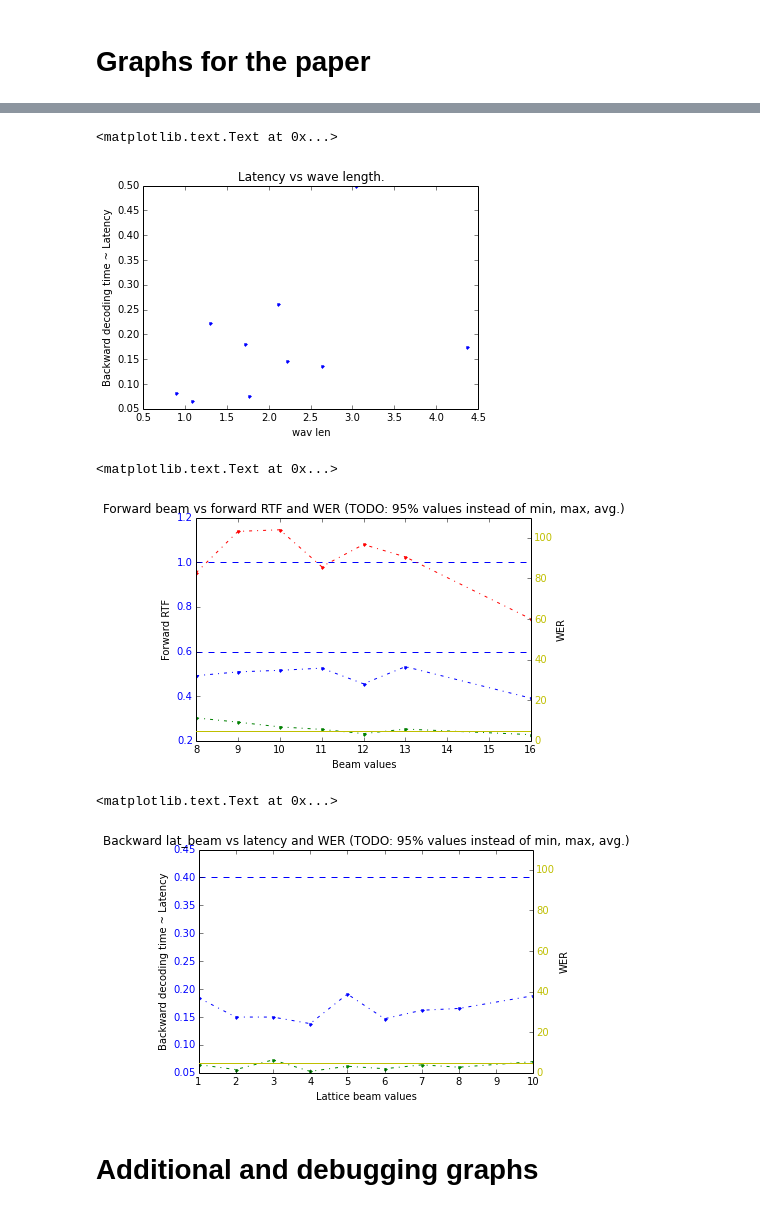
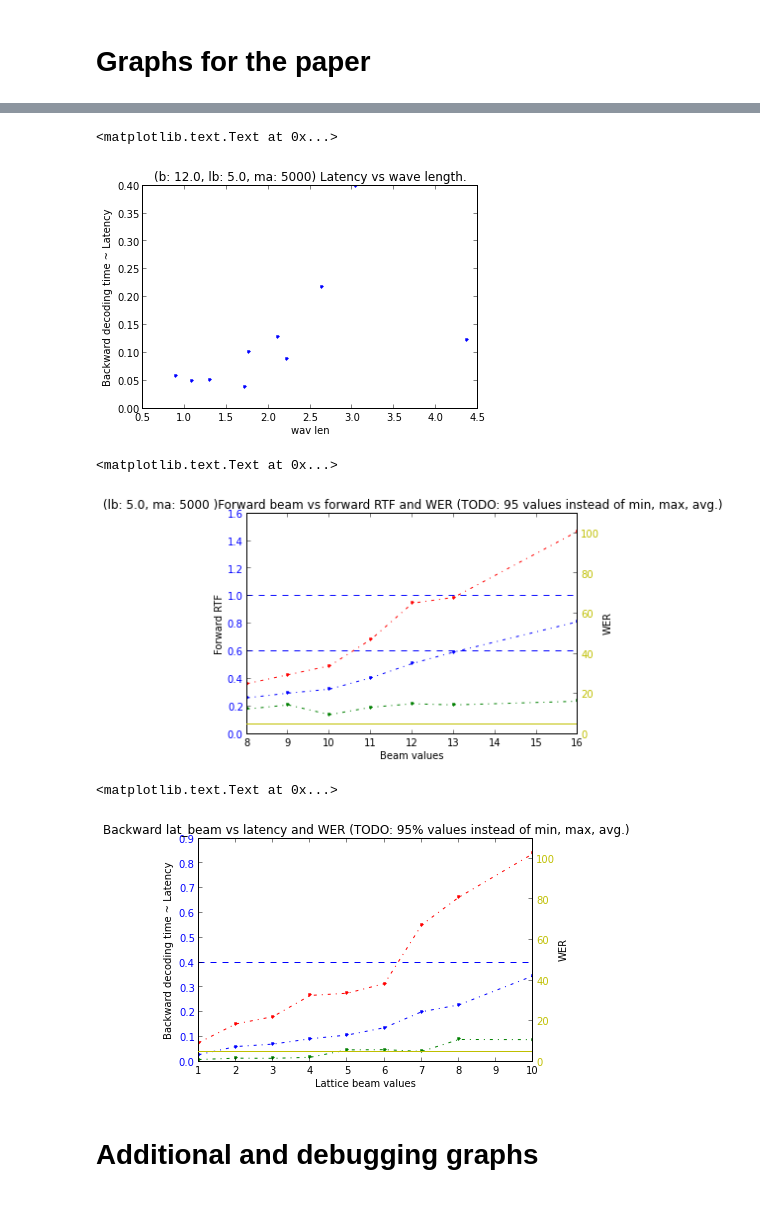
Before and after one commit to oplatek/pykaldi-eval, a Jupyter notebook: Pykaldi-evaluation.ipynb, the cells around one changed output, grey strips where cells are left out. Cells and saved outputs as stored; diff of their text form; code cells hidden in the pictures.

```diff
--- a/Pykaldi-evaluation.ipynb
+++ b/Pykaldi-evaluation.ipynb
@@ -8,6 +17,7 @@ WARNING: pylab import has clobbered these variables: ['rec']
 Loading data and extracting basic information
 =============================================
 # %%
+%pylab inline
 import pickle
 import pylab as pl
 from collections import namedtuple
@@ -25,8 +35,7 @@ UserRecord = namedtuple('UserRecord',
                         ['wav_name', 'wav_len', 'beam', 'lattice_beam', 'max_active', 'forwardlen', 'backwardlen'])
 
 
-#with open('./test_16_wer_collect.pickle.txt', 'r') as r:
-with open('./15006_wer30_new_kaldi.pickle2attempt.log', 'r') as r:
+with open('./all_5931_few_test_30_new_kaldi.pickle.log', 'r') as r:
     sys_time_r = pickle.load(r)
     user_time_r = pickle.load(r)
 
@@ -129,5 +140,5 @@ tight_layout()
 # %%
-wl_dup, bt, beam, lat_beam, max_active = [], [], beam_range[0], lat_beam_range[0], max_active_range[0]
+wl_dup, bt, beam, lat_beam, max_active = [], [], beam_range[4], lat_beam_range[4], max_active_range[1]
 
 for wl in wav_len_values:
     back_time = [ rec.backwardlen for rec in user_time_r if
@@ -140,46 +151,46 @@ for wl in wav_len_values:
 plot(wl_dup, bt, '.')
 xlabel('wav len')
 ylabel('Backward decoding time ~ Latency')
-title('Latency vs wave length.')
+title('(b: %0.1f, lb: %0.1f, ma: %d) Latency vs wave length.' % (beam, lat_beam, max_active))
 # %% [output]
 <matplotlib.text.Text at 0x...>
-[figure, old version]
+[figure, new version]
 # %%
-lat_beam, max_active = lat_beam_range[0], max_active_range[0]
+lat_beam, max_active = lat_beam_range[4], max_active_range[1]
 minf, avgf, maxf, werl = [], [], [], []
 for beam in beam_range:
     forwardrtf = [ rec.forwardlen / float(rec.wav_len) for rec in user_time_r if rec.beam == beam and rec.lattice_beam == lat_beam
                     and rec.max_active == max_active]
     wers = [ cwer(rec.ins, rec.dl, rec.sub, rec.refer_words) for rec in sys_time_r if rec.beam == beam and rec.lattice_beam == lat_beam
                     and rec.max_active == max_active]
     assert len(wers) == 1, 'wer is computed for each setting on all utterances at once-> 1 value'
     werl.append(wers[0])
     minf.append(min(forwardrtf))
     avgf.append(sum(forwardrtf) / float(len(forwardrtf)))
     maxf.append(max(forwardrtf))
 
 fig, ax1 = subplots()
 ax1.plot(beam_range, minf, 'g.-.')
 ax1.plot(beam_range, avgf, 'b.-.')
 ax1.plot(beam_range, [1.0] * len(beam_range), 'b--')
 ax1.plot(beam_range, [0.6] * len(beam_range), 'b--')
 ax1.plot(beam_range, maxf, 'r.-.')
 ax1.set_xlabel('Beam values')
 ax1.set_ylabel('Forward RTF')
 for tl in ax1.get_yticklabels():
     tl.set_color('b')
 
 ax2 = ax1.twinx()
 ax2.plot(beam_range, werl, 'y')
 ax2.set_ylabel('WER')
 ylim([0, 110])
 for tl in ax2.get_yticklabels():
     tl.set_color('y')
 
-title('Forward beam vs forward RTF and WER (TODO: 95% values instead of min, max, avg.)')
+title('(lb: %0.1f, ma: %d )Forward beam vs forward RTF and WER (TODO: 95 values instead of min, max, avg.)' % (lat_beam, max_active))
 # %% [output]
 <matplotlib.text.Text at 0x...>
-[figure, old version]
+[figure, new version]
 # %%
 beam, max_active = beam_range[0], max_active_range[0]
 minf, avgf, maxf, werl = [], [], [], []
@@ -198,7 +209,7 @@ fig, ax1 = subplots()
 ax1.plot(lat_beam_range, minf, 'g.-.')
 ax1.plot(lat_beam_range, avgf, 'b.-.')
 ax1.plot(lat_beam_range, [0.4] * len(lat_beam_range), 'b--')
-# ax1.plot(lat_beam_range, maxf, 'r.-.')
+ax1.plot(lat_beam_range, maxf, 'r.-.')
 ax1.set_xlabel('Lattice beam values')
 ax1.set_ylabel('Backward decoding time ~ Latency')
 for tl in ax1.get_yticklabels():
@@ -214,7 +225,7 @@ for tl in ax2.get_yticklabels():
 title('Backward lat_beam vs latency and WER (TODO: 95% values instead of min, max, avg.)')
 # %% [output]
 <matplotlib.text.Text at 0x...>
-[figure, old version]
+[figure, new version]
 # %% [markdown]
 Additional and debugging graphs
 ===============================
```
Also changed, not shown: parts of 7 cells of this notebook.
